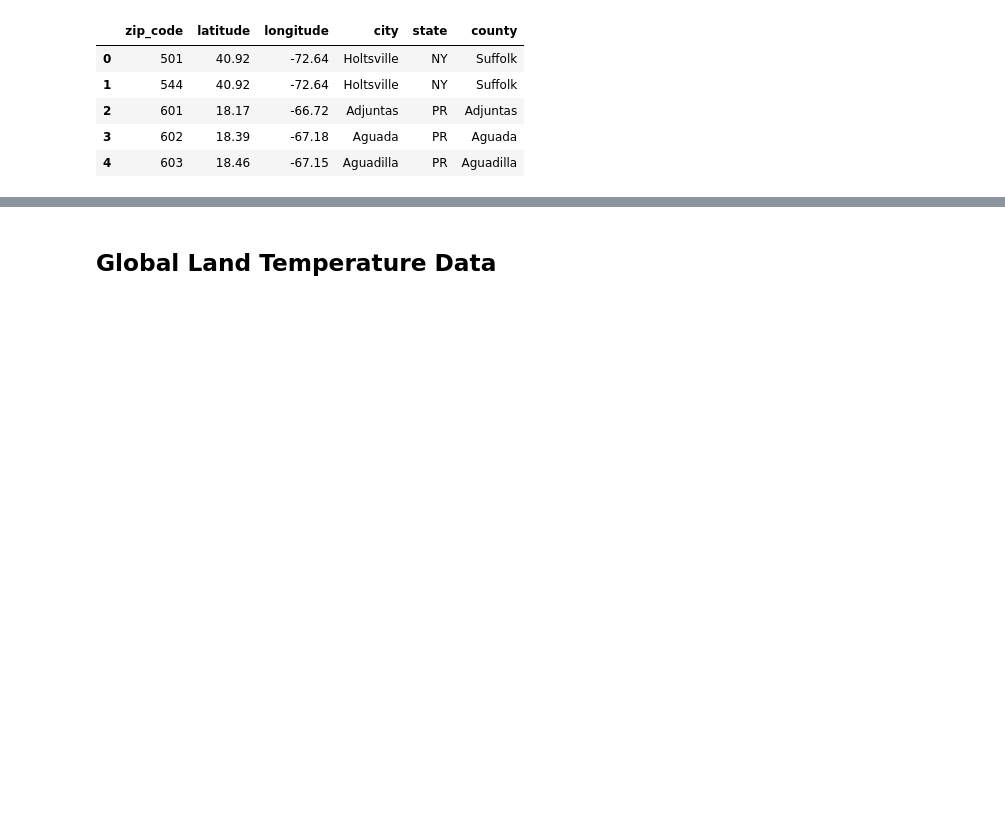
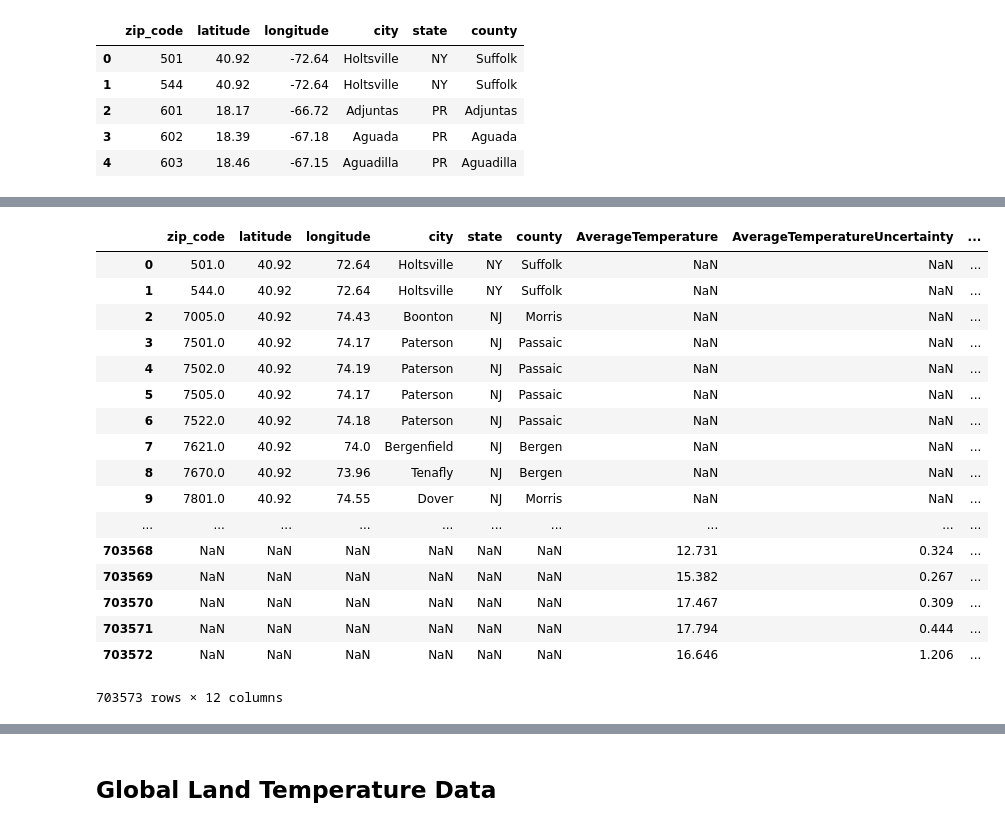
Before and after one commit to karahahn/Springboard_Capstone1, a Jupyter notebook: Exploring the Data.ipynb, the cells around one changed output, grey strips where cells are left out. Saved outputs shown, nothing was run; the diff lists cells and outputs as text; code cells hidden in the pictures; blank space fills up the shorter version.

Commit message:
trying to merge

```diff
--- a/Exploring the Data.ipynb
+++ b/Exploring the Data.ipynb
@@ -60,0 +75,5 @@ temp_us.head()
+# %%
+# temp_df: clean up lat/long data by dropping the NESW direction
+temp_us["Latitude"] = temp_us['Latitude'].map(lambda x: str(x)[:-1])
+temp_us["Longitude"] = temp_us['Longitude'].map(lambda x: str(x)[:-1])
+temp_us.head()
@@ -70,7 +103,3 @@ us_join.head()
 | 2 | 601 | 18.17 | -66.72 | Adjuntas | PR | Adjuntas |
 | 3 | 602 | 18.39 | -67.18 | Aguada | PR | Aguada |
 | 4 | 603 | 18.46 | -67.15 | Aguadilla | PR | Aguadilla |
-# %%
-# tried to join, us_join values do not appear
-outer_join = temp_us.set_index('Latitude').join(us_join.set_index('latitude'))
-outer_join
@@ -95,0 +106,4 @@ outer_join
+# %%
+# us_join: convert negative longitude values to positive to match the temp_us df
+us_join['longitude'] = us_join['longitude'].map(lambda x: str(x)[1:])
+us_join.head()
@@ -95,0 +117,4 @@ outer_join
+# %%
+us_join = us_join.dropna()
+us_join['latitude'] = us_join['latitude'].astype('object')
+us_join.info()
@@ -95,0 +154,22 @@ outer_join
+# %%
+outer_join = pd.merge(us_join, temp_us, how='outer', left_on = 'latitude', right_on = 'Latitude')
+outer_join
+# %% [output]
+|  | zip_code | latitude | longitude | city | state | county | AverageTemperature | AverageTemperatureUncertainty | ... |
+| 0 | 501.0 | 40.92 | 72.64 | Holtsville | NY | Suffolk | NaN | NaN | ... |
+| 1 | 544.0 | 40.92 | 72.64 | Holtsville | NY | Suffolk | NaN | NaN | ... |
+| 2 | 7005.0 | 40.92 | 74.43 | Boonton | NJ | Morris | NaN | NaN | ... |
+| 3 | 7501.0 | 40.92 | 74.17 | Paterson | NJ | Passaic | NaN | NaN | ... |
+| 4 | 7502.0 | 40.92 | 74.19 | Paterson | NJ | Passaic | NaN | NaN | ... |
+| 5 | 7505.0 | 40.92 | 74.17 | Paterson | NJ | Passaic | NaN | NaN | ... |
+| 6 | 7522.0 | 40.92 | 74.18 | Paterson | NJ | Passaic | NaN | NaN | ... |
+| 7 | 7621.0 | 40.92 | 74.0 | Bergenfield | NJ | Bergen | NaN | NaN | ... |
+| 8 | 7670.0 | 40.92 | 73.96 | Tenafly | NJ | Bergen | NaN | NaN | ... |
+| 9 | 7801.0 | 40.92 | 74.55 | Dover | NJ | Morris | NaN | NaN | ... |
+| ... | ... | ... | ... | ... | ... | ... | ... | ... | ... |
+| 703568 | NaN | NaN | NaN | NaN | NaN | NaN | 12.731 | 0.324 | ... |
+| 703569 | NaN | NaN | NaN | NaN | NaN | NaN | 15.382 | 0.267 | ... |
+| 703570 | NaN | NaN | NaN | NaN | NaN | NaN | 17.467 | 0.309 | ... |
+| 703571 | NaN | NaN | NaN | NaN | NaN | NaN | 17.794 | 0.444 | ... |
+| 703572 | NaN | NaN | NaN | NaN | NaN | NaN | 16.646 | 1.206 | ... |
+703573 rows × 12 columns
```
Also changed, not shown: parts of 47 cells of this notebook.
